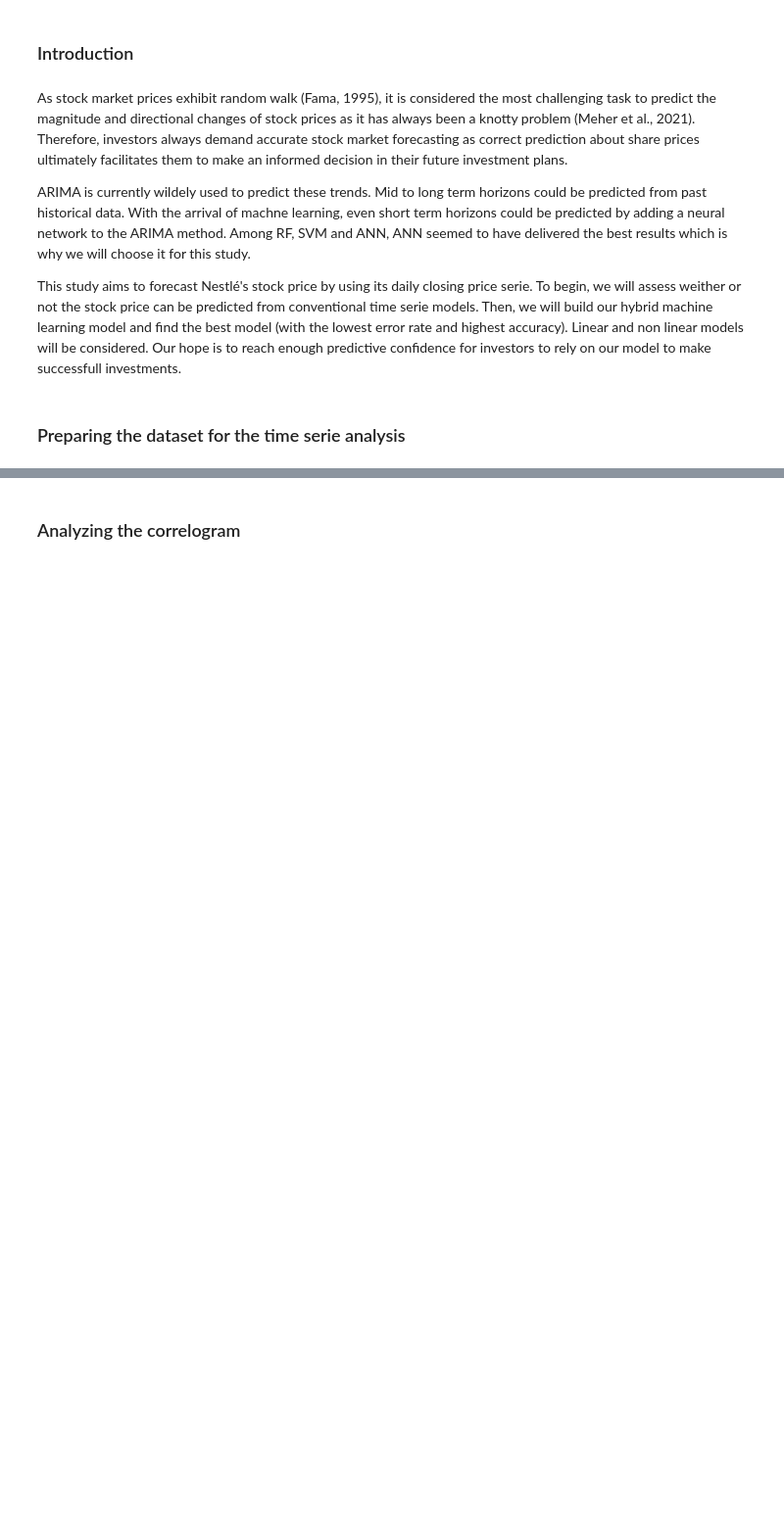
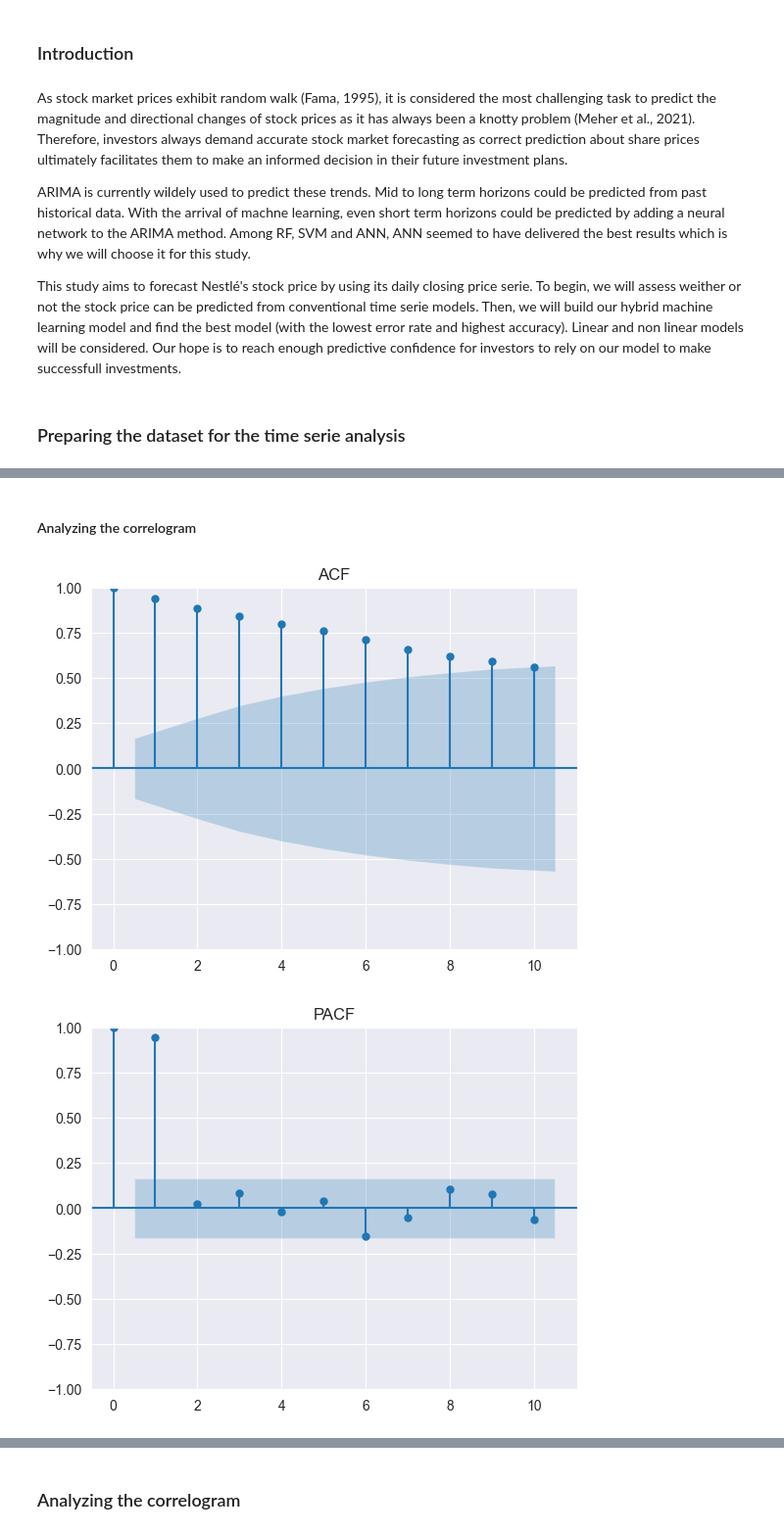
Before and after one commit to killianvervelle/Financial-Forecasting-with-Timeseries, a Jupyter notebook: AnSeqDa_projet.ipynb, the cells around one changed output, grey strips where cells are left out. Shown at 98% size. Drawn from its saved outputs; the diff is of its cells as text; code cells hidden in the pictures; blank space fills up the shorter version.

```diff
--- a/AnSeqDa_projet.ipynb
+++ b/AnSeqDa_projet.ipynb
@@ -106,0 +117,10 @@ print(pvalue)
+# %% [markdown]
+#### Analyzing the correlogram
+# %%
+#Autocorrelation
+acf_plot = plot_acf(y[1100:], lags=10, title='ACF')
+#Partial Auto-correlation
+pacf_plot = plot_pacf(y[1100:], lags=10, title='PACF')
+# %% [output]
+[figure, added]
+[figure, added]
```
Also changed, not shown: parts of 67 cells of this notebook, 2 other files.
